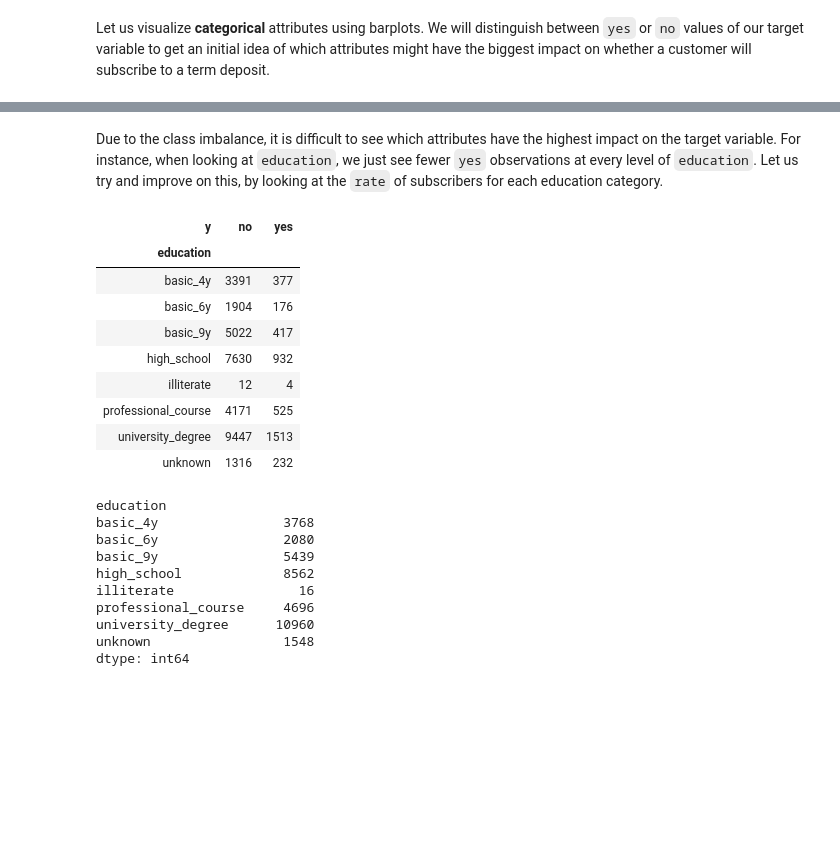
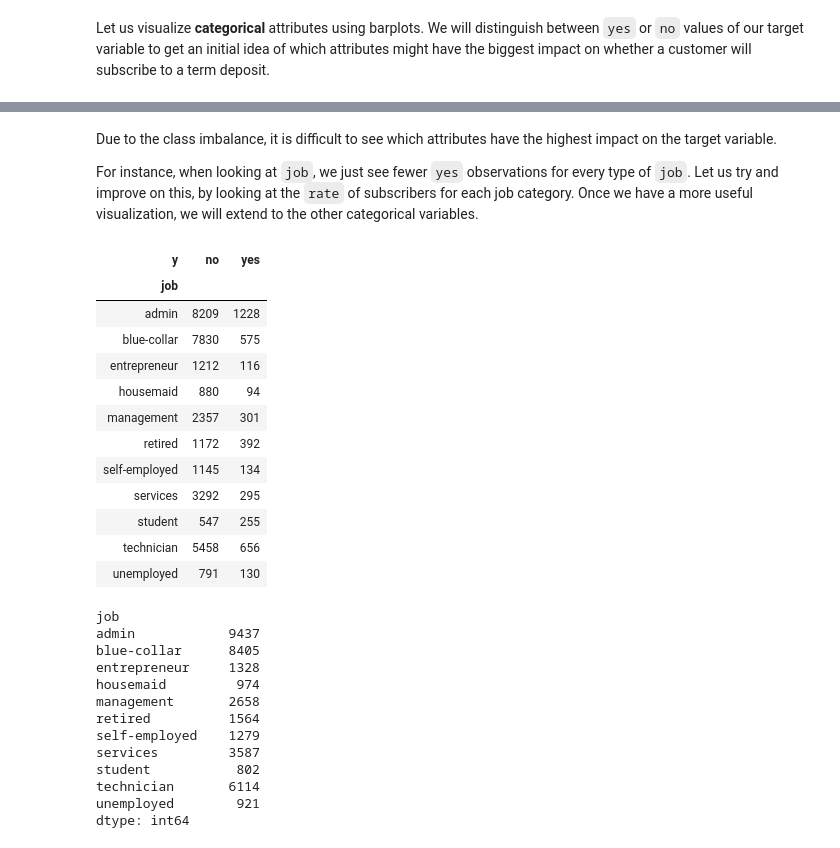
Before and after one commit to nadinezab/bank-marketing, a Jupyter notebook: bank-marketing.ipynb, the cells around one changed output, grey strips where cells are left out. Saved outputs shown, nothing was run; the diff lists cells and outputs as text; code cells hidden in the pictures; blank space fills up the shorter version.

```diff
--- a/bank-marketing.ipynb
+++ b/bank-marketing.ipynb
@@ -189,0 +202,3 @@ Let us now look at categorical features by inspecting value counts.
+# %%
+# Drop pdays feature
+df = df.drop('pdays', axis = 1)
@@ -371,33 +385,41 @@ plt.show()
 # %% [markdown]
-Due to the class imbalance, it is difficult to see which attributes have the highest impact on the target variable. For instance, when looking at `education`, we just see fewer `yes` observations at every level of `education`. Let us try and improve on this, by looking at the `rate` of subscribers for each education category.
+Due to the class imbalance, it is difficult to see which attributes have the highest impact on the target variable.
+
+For instance, when looking at `job`, we just see fewer `yes` observations for every type of `job`. Let us try and improve on this, by looking at the `rate` of subscribers for each job category. Once we have a more useful visualization, we will extend to the other categorical variables.
 # %%
-# Establish counts of subscribers based on education using grouby
-counts = df[['education', 'y']].groupby(['education','y']).size().unstack('y')
+# Establish counts of subscribers based on job using grouby
+counts = df[['job', 'y']].groupby(['job','y']).size().unstack('y')
 counts
 # %% [output]
 | y | no | yes |
-| education |  |  |
-| basic_4y | 3391 | 377 |
-| basic_6y | 1904 | 176 |
-| basic_9y | 5022 | 417 |
-| high_school | 7630 | 932 |
-| illiterate | 12 | 4 |
-| professional_course | 4171 | 525 |
-| university_degree | 9447 | 1513 |
-| unknown | 1316 | 232 |
+| job |  |  |
+| admin | 8209 | 1228 |
+| blue-collar | 7830 | 575 |
+| entrepreneur | 1212 | 116 |
+| housemaid | 880 | 94 |
+| management | 2357 | 301 |
+| retired | 1172 | 392 |
+| self-employed | 1145 | 134 |
+| services | 3292 | 295 |
+| student | 547 | 255 |
+| technician | 5458 | 656 |
+| unemployed | 791 | 130 |
 # %%
-# Count number of observations for each level of education
-education_counts = counts.sum(axis = 'columns')
-education_counts
+# Count number of observations for each job category
+job_counts = counts.sum(axis = 'columns')
+job_counts
 # %% [output]
-education
-basic_4y                3768
-basic_6y                2080
-basic_9y                5439
-high_school             8562
-illiterate                16
-professional_course     4696
-university_degree      10960
-unknown                 1548
+job
+admin            9437
+blue-collar      8405
+entrepreneur     1328
+housemaid         974
+management       2658
+retired          1564
+self-employed    1279
+services         3587
+student           802
+technician       6114
+unemployed        921
 dtype: int64
 # %%
```
Also changed, not shown: parts of 13 cells of this notebook.
